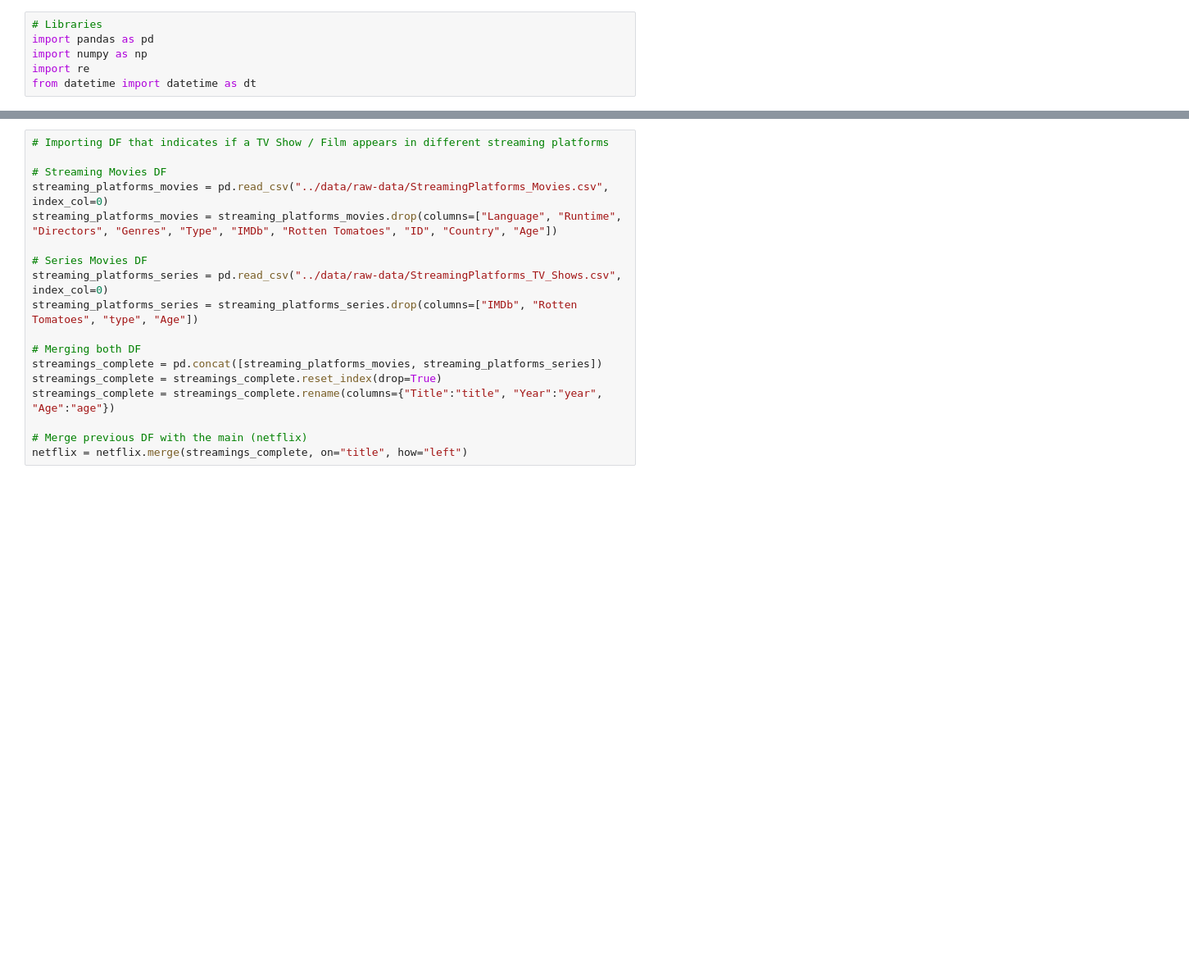
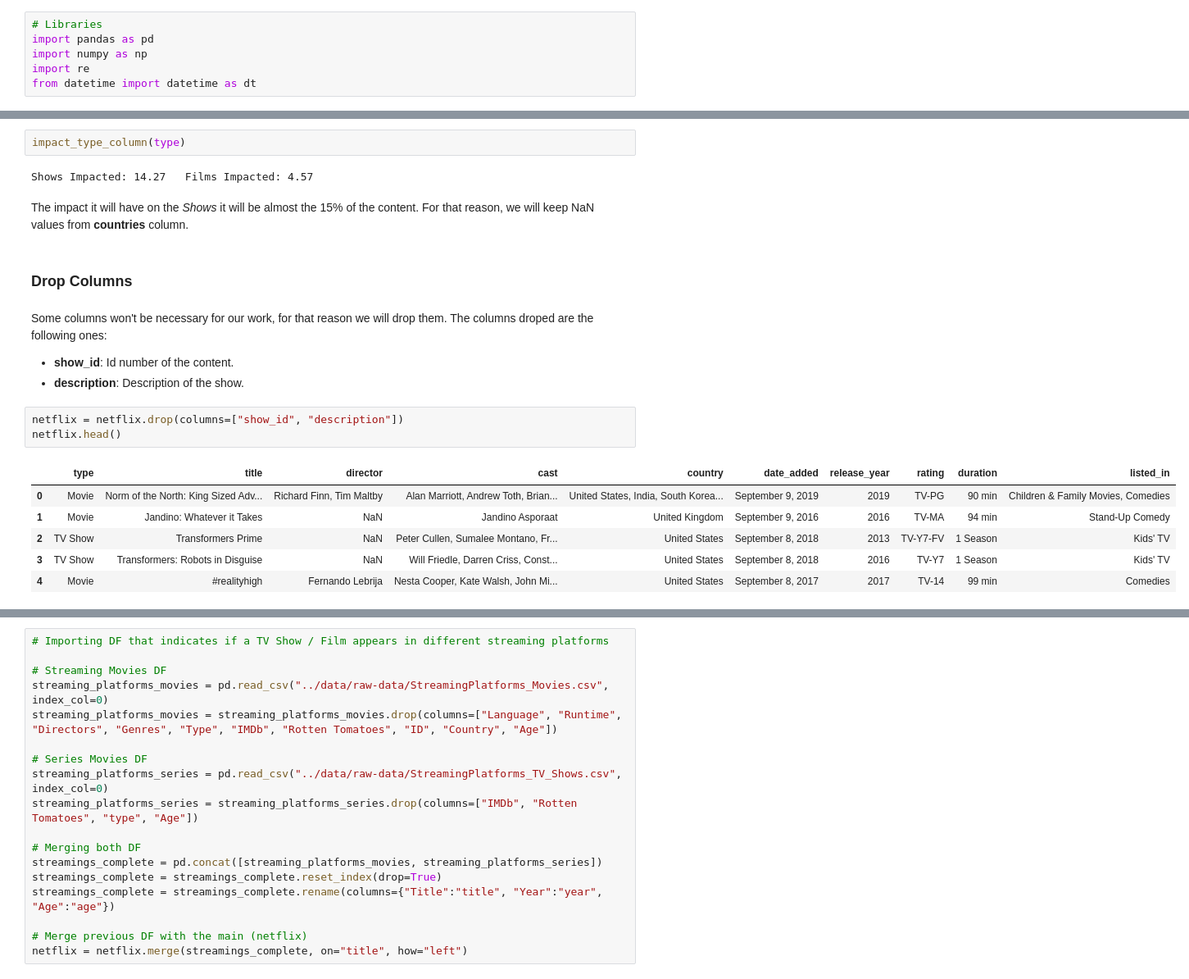
Before and after one commit to VictorLJay/Netflix-Analysis, a Jupyter notebook: your-project/1. data-cleaning.ipynb, the cells around one changed output, grey strips where cells are left out. Shown at 82% size. Cells and saved outputs as stored; diff of their text form; blank space fills up the shorter version.

```diff
--- a/your-project/1. data-cleaning.ipynb
+++ b/your-project/1. data-cleaning.ipynb
@@ -14,0 +93,22 @@ netflix111.head(1)
+# %%
+impact_type_column(type)
+# %% [output]
+Shows Impacted: 14.27   Films Impacted: 4.57
+# %% [markdown]
+The impact it will have on the _Shows_ it will be almost the 15% of the content. For that reason, we will keep NaN values from **countries** column.
+# %% [markdown]
+### Drop Columns
+# %% [markdown]
+Some columns won't be necessary for our work, for that reason we will drop them. The columns droped are the following ones:
+* **show_id**: Id number of the content.
+* **description**: Description of the show.
+# %%
+netflix = netflix.drop(columns=["show_id", "description"])
+netflix.head()
+# %% [output]
+|  | type | title | director | cast | country | date_added | release_year | rating | duration | listed_in |
+| 0 | Movie | Norm of the North: King Sized Adv... | Richard Finn, Tim Maltby | Alan Marriott, Andrew Toth, Brian... | United States, India, South Korea... | September 9, 2019 | 2019 | TV-PG | 90 min | Children & Family Movies, Comedies |
+| 1 | Movie | Jandino: Whatever it Takes | NaN | Jandino Asporaat | United Kingdom | September 9, 2016 | 2016 | TV-MA | 94 min | Stand-Up Comedy |
+| 2 | TV Show | Transformers Prime | NaN | Peter Cullen, Sumalee Montano, Fr... | United States | September 8, 2018 | 2013 | TV-Y7-FV | 1 Season | Kids' TV |
+| 3 | TV Show | Transformers: Robots in Disguise | NaN | Will Friedle, Darren Criss, Const... | United States | September 8, 2018 | 2016 | TV-Y7 | 1 Season | Kids' TV |
+| 4 | Movie | #realityhigh | Fernando Lebrija | Nesta Cooper, Kate Walsh, John Mi... | United States | September 8, 2017 | 2017 | TV-14 | 99 min | Comedies |
```
Also changed, not shown: parts of 26 cells of this notebook, 2 other files.
